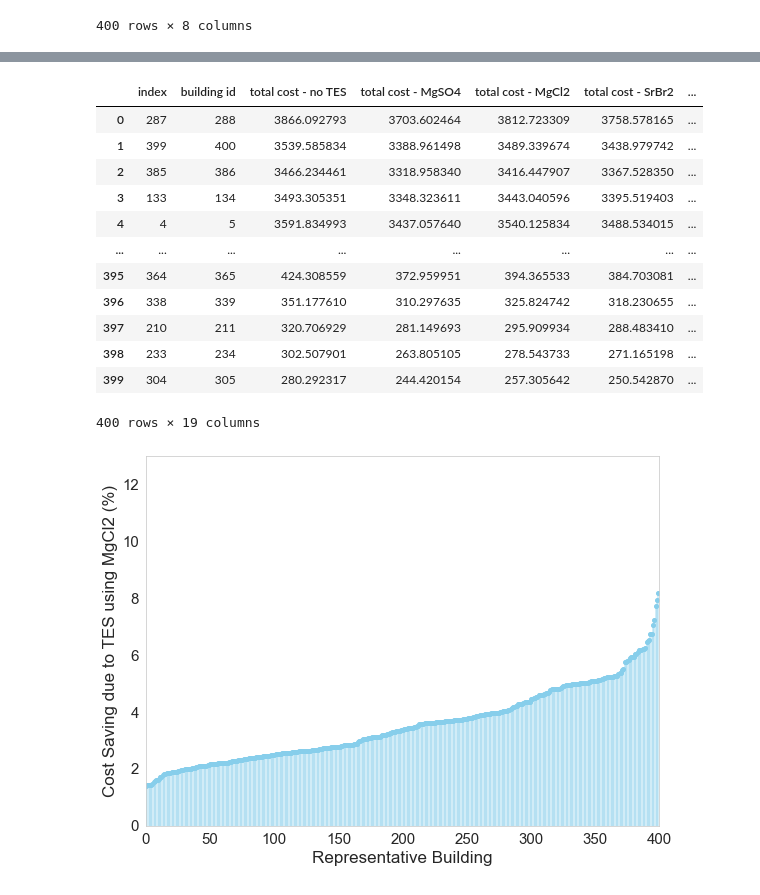
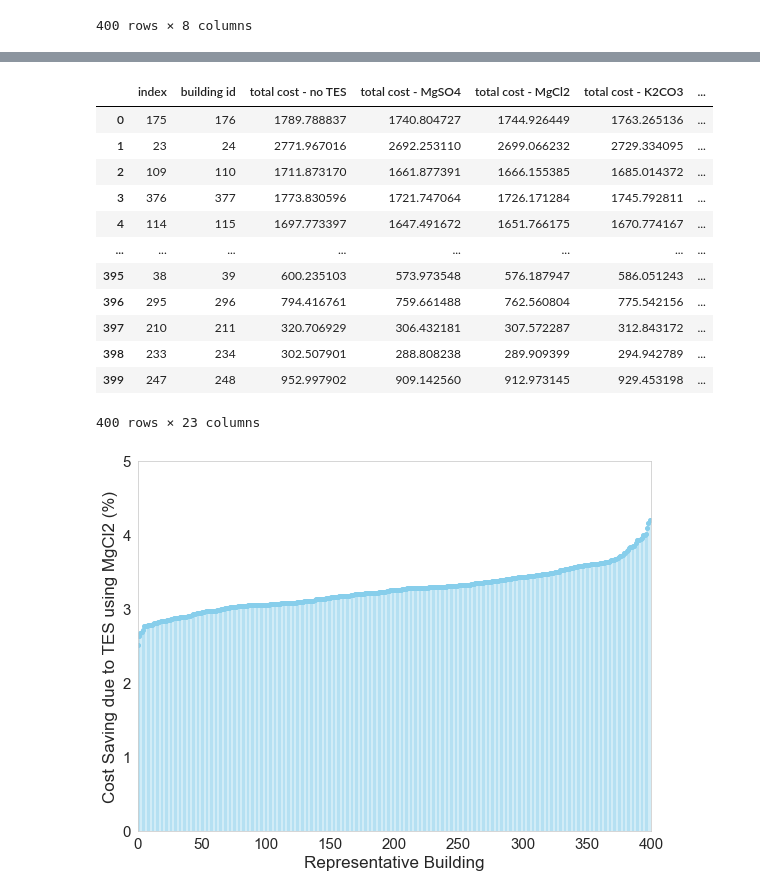
Before and after one commit to atpham88/TES, a Jupyter notebook: Process Results/TES_Results_Processing/CostSaving.ipynb, the cells around one changed output, grey strips where cells are left out. Cells and saved outputs as stored; diff of their text form; code cells hidden in the pictures.

Commit message:
results processing

```diff
--- a/Process Results/TES_Results_Processing/CostSaving.ipynb
+++ b/Process Results/TES_Results_Processing/CostSaving.ipynb
@@ -52,13 +52,13 @@ peakLoad
 400 rows × 8 columns
 # %%
 rate = 'Fixed_Rate'
-size = 'Fixed_Size'
+size = 'Opt_Size'
 # %%
 # Total costs:
 cost_noTES = pd.read_excel(ResultsFolder + 'costs_noTES_' + rate +'.xlsx')
 cost_MgSO4 = pd.read_excel(ResultsFolder + 'costs_salt_' + rate + '_' + size + '_MgSO4'+'.xlsx')
 cost_MgCl2 = pd.read_excel(ResultsFolder + 'costs_salt_' + rate + '_' + size + '_MgCl2'+'.xlsx')
-#cost_K2CO3 = pd.read_excel(ResultsFolder + 'costs_salt_' + rate + '_' + size + '_K2CO3'+'.xlsx')
+cost_K2CO3 = pd.read_excel(ResultsFolder + 'costs_salt_' + rate + '_' + size + '_K2CO3'+'.xlsx')
 cost_SrBr2 = pd.read_excel(ResultsFolder + 'costs_salt_' + rate + '_' + size + '_SrBr2'+'.xlsx')
 
 # Clean up:
@@ -77,10 +77,10 @@ cost_MgCl2 = cost_MgCl2.sort_values(by=['building id'])
 cost_MgCl2 = cost_MgCl2.reset_index()
 cost_MgCl2 = cost_MgCl2[['building id', 'total cost ($)']]
 
-#cost_K2CO3 = cost_K2CO3.rename(columns={'Unnamed: 0': 'building id'})
-#cost_K2CO3 = cost_K2CO3.sort_values(by=['building id'])
-#cost_K2CO3 = cost_K2CO3.reset_index()
-#cost_K2CO3 = cost_K2CO3[['building id', 'total cost ($)']]
+cost_K2CO3 = cost_K2CO3.rename(columns={'Unnamed: 0': 'building id'})
+cost_K2CO3 = cost_K2CO3.sort_values(by=['building id'])
+cost_K2CO3 = cost_K2CO3.reset_index()
+cost_K2CO3 = cost_K2CO3[['building id', 'total cost ($)']]
 
 cost_SrBr2 = cost_SrBr2.rename(columns={'Unnamed: 0': 'building id'})
 cost_SrBr2 = cost_SrBr2.sort_values(by=['building id'])
@@ -93,17 +93,18 @@ cost_impacts_TES['building id'] = cost_noTES['building id']
 cost_impacts_TES['total cost - no TES'] = cost_noTES['total cost ($)']
 cost_impacts_TES['total cost - MgSO4'] = cost_MgSO4['total cost ($)']
 cost_impacts_TES['total cost - MgCl2'] = cost_MgCl2['total cost ($)']
-#cost_impacts_TES['total cost - K2CO3'] = cost_K2CO3['total cost ($)']
+cost_impacts_TES['total cost - K2CO3'] = cost_K2CO3['total cost ($)']
 cost_impacts_TES['total cost - SrBr2'] = cost_SrBr2['total cost ($)']
 
 cost_impacts_TES['cost saving - MgSO4'] = cost_impacts_TES['total cost - no TES'] - cost_impacts_TES['total cost - MgSO4']
 cost_impacts_TES['cost saving % - MgSO4'] = cost_impacts_TES['cost saving - MgSO4']/cost_impacts_TES['total cost - no TES']
 cost_impacts_TES['cost saving - MgCl2'] = cost_impacts_TES['total cost - no TES'] - cost_impacts_TES['total cost - MgCl2']
 cost_impacts_TES['cost saving % - MgCl2'] = cost_impacts_TES['cost saving - MgCl2']/cost_impacts_TES['total cost - no TES']
-#cost_impacts_TES['cost saving - K2CO3'] = cost_impacts_TES['total cost - no TES'] - cost_impacts_TES['total cost - K2CO3']
-#cost_impacts_TES['cost saving % - K2CO3'] = cost_impacts_TES['cost saving - K2CO3']/cost_impacts_TES['total cost - no TES']
+cost_impacts_TES['cost saving - K2CO3'] = cost_impacts_TES['total cost - no TES'] - cost_impacts_TES['total cost - K2CO3']
+cost_impacts_TES['cost saving % - K2CO3'] = cost_impacts_TES['cost saving - K2CO3']/cost_impacts_TES['total cost - no TES']
 cost_impacts_TES['cost saving - SrBr2'] = cost_impacts_TES['total cost - no TES'] - cost_impacts_TES['total cost - SrBr2']
 cost_impacts_TES['cost saving % - SrBr2'] = cost_impacts_TES['cost saving - SrBr2']/cost_impacts_TES['total cost - no TES']
+cost_impacts_TES['peak load'] = peakLoad['Peak Load']
 cost_impacts_TES
 #cost_impacts_TES.to_excel("C:\\Users\\atpha\\Documents\\Postdocs\\Projects\\TES\Results\\Detroit\\Compiled\\cost_saving.xlsx")
 # %% [output]
@@ -193,36 +232,36 @@ diff_all_cost_MgSO4
 # %%
 # Graph cost saving due to TES - MgCl2:
 fig = plt.subplots(figsize=(9.2,6.8))
 ordered_cost = cost_impacts_TES.sort_values(by='cost saving % - MgCl2')
 ordered_cost = ordered_cost.reset_index()
 (markerline, stemlines, baseline) = plt.stem(ordered_cost.index, ordered_cost['cost saving % - MgCl2']*100)
 plt.grid(False)
 plt.setp(stemlines, color='skyblue', alpha=0.5)
 plt.setp(markerline, color='skyblue', alpha=1, markersize=4)
 plt.setp(baseline, visible=False)
 plt.xlabel("Representative Building",fontsize=17)
 plt.ylabel("Cost Saving due to TES using MgCl2 (%)", fontsize=17)
 plt.xticks(fontsize=15)
 plt.yticks(fontsize=15)
-plt.ylim(0,13)
+plt.ylim(0,5)
 plt.xlim(0,400)
 #plt.axis([0, 400, 0, 7])
 pct_cost_saving_MgCl2
 #cost_impacts_TES
 diff_all_cost_MgCl2
 ordered_cost
 # %% [output]
-|  | index | building id | total cost - no TES | total cost - MgSO4 | total cost - MgCl2 | total cost - SrBr2 | ... |
-| 0 | 287 | 288 | 3866.092793 | 3703.602464 | 3812.723309 | 3758.578165 | ... |
-| 1 | 399 | 400 | 3539.585834 | 3388.961498 | 3489.339674 | 3438.979742 | ... |
-| 2 | 385 | 386 | 3466.234461 | 3318.958340 | 3416.447907 | 3367.528350 | ... |
-| 3 | 133 | 134 | 3493.305351 | 3348.323611 | 3443.040596 | 3395.519403 | ... |
-| 4 | 4 | 5 | 3591.834993 | 3437.057640 | 3540.125834 | 3488.534015 | ... |
+|  | index | building id | total cost - no TES | total cost - MgSO4 | total cost - MgCl2 | total cost - K2CO3 | ... |
+| 0 | 175 | 176 | 1789.788837 | 1740.804727 | 1744.926449 | 1763.265136 | ... |
+| 1 | 23 | 24 | 2771.967016 | 2692.253110 | 2699.066232 | 2729.334095 | ... |
+| 2 | 109 | 110 | 1711.873170 | 1661.877391 | 1666.155385 | 1685.014372 | ... |
+| 3 | 376 | 377 | 1773.830596 | 1721.747064 | 1726.171284 | 1745.792811 | ... |
+| 4 | 114 | 115 | 1697.773397 | 1647.491672 | 1651.766175 | 1670.774167 | ... |
 | ... | ... | ... | ... | ... | ... | ... | ... |
-| 395 | 364 | 365 | 424.308559 | 372.959951 | 394.365533 | 384.703081 | ... |
-| 396 | 338 | 339 | 351.177610 | 310.297635 | 325.824742 | 318.230655 | ... |
-| 397 | 210 | 211 | 320.706929 | 281.149693 | 295.909934 | 288.483410 | ... |
-| 398 | 233 | 234 | 302.507901 | 263.805105 | 278.543733 | 271.165198 | ... |
-| 399 | 304 | 305 | 280.292317 | 244.420154 | 257.305642 | 250.542870 | ... |
+| 395 | 38 | 39 | 600.235103 | 573.973548 | 576.187947 | 586.051243 | ... |
+| 396 | 295 | 296 | 794.416761 | 759.661488 | 762.560804 | 775.542156 | ... |
+| 397 | 210 | 211 | 320.706929 | 306.432181 | 307.572287 | 312.843172 | ... |
+| 398 | 233 | 234 | 302.507901 | 288.808238 | 289.909399 | 294.942789 | ... |
+| 399 | 247 | 248 | 952.997902 | 909.142560 | 912.973145 | 929.453198 | ... |
-400 rows × 19 columns
+400 rows × 23 columns
-[figure, old version]
+[figure, new version]
```
Also changed, not shown: parts of 17 cells of this notebook, 15 other files.
